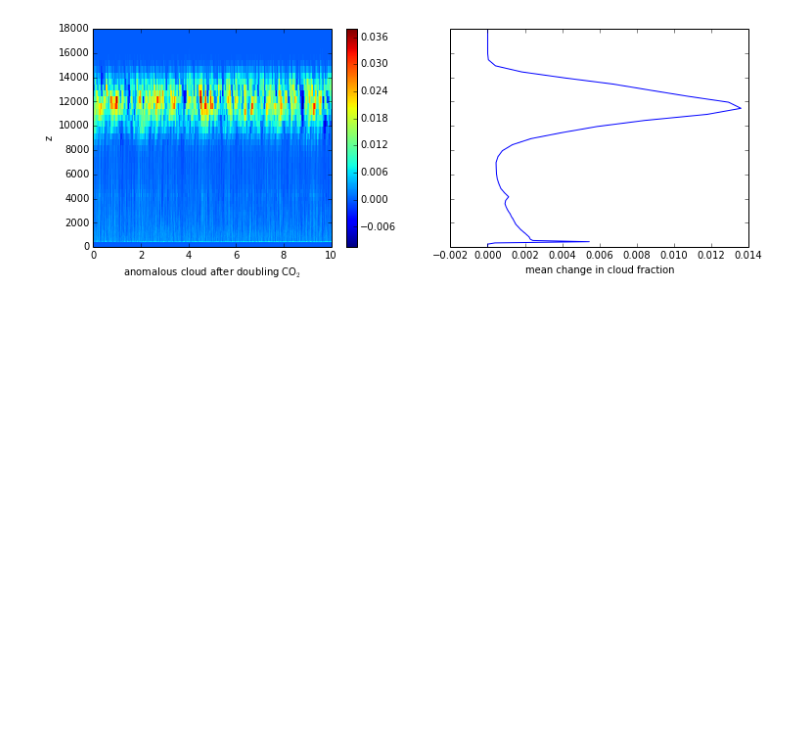
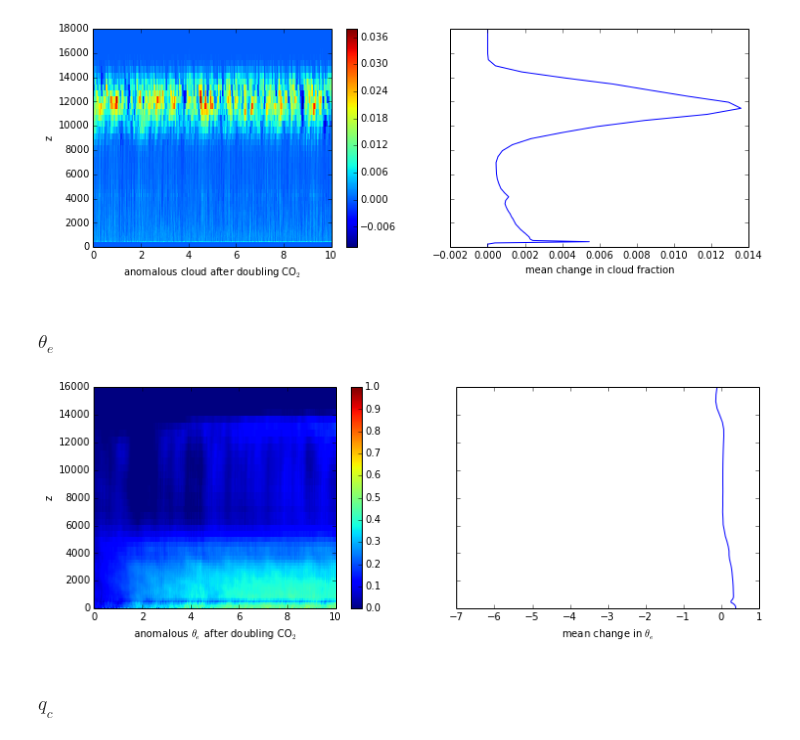
Before and after one commit to jedman/2xco2, a Jupyter notebook: exploration2xCO2.ipynb, the cells around one changed output. Cells and saved outputs as stored; diff of their text form; code cells hidden in the pictures; blank space fills up the shorter version.

Commit message:
calculated qc and theta_e

```diff
--- a/exploration2xCO2.ipynb
+++ b/exploration2xCO2.ipynb
@@ -56,7 +56,7 @@ for index, var in enumerate(variable_names_1d): # iterate through variables
 # %% [markdown]
 since we know the length of the time series, we can do the same for 2D variables now
 # %%
-variable_names_2d = ['cloud','Q','qv','p','tabs'] # extract full 2D time series from predoubling run for these variables
+variable_names_2d = ['cloud','Q','qv','p','tabs', 'thetae','qc'] # extract full 2D time series from predoubling run for these variables
 
 for index, var in enumerate(variable_names_2d): # iterate through variables
 
@@ -74,9 +74,9 @@ for index, var in enumerate(variable_names_2d): # iterate through variables
             chunk = range(max(chunk)+1, max(chunk)+len(tmp_time)+1)
             tmp_data[chunk,:] = tmp_var
     if (index == 0):
-        variables_2d = {var:tmp_data} # create the dictionary the variables
+        before.variables_2d = {var:tmp_data} # create the dictionary the variables
     else:
-        variables_2d.update({var:tmp_data}) # update dictionary with each new variable
+        before.variables_2d.update({var:tmp_data}) # update dictionary with each new variable
 # %% [markdown]
 ### temperature
 # %%
@@ -268,3 +268,27 @@ ax1.set_ylabel('z')
 fig.savefig('figures/cloudfraction_2xco2.png', bbox_inches = 0)
 # %% [output]
 [figure]
+# %% [markdown]
+### $\theta_e$
+# %%
+after.thetae = getvar('thetae',vstats_after)
+before.thetae = variables_2d['thetae']
+# %%
+climo = profile(before.thetae, tb = np.where(before.time>-80.)[0][0])# use only last 80 days of pre-doubling run
+after.thetae_anom = np.zeros(after.thetae.shape)
+for i in range(after.thetae.shape[0]):
+    after.thetae_anom[i,:] = after.thetae[i,:] - climo
+# %%
+fig, (ax1,ax2) = plt.subplots(1, 2, sharey =True, figsize = (12,4))
+im = ax1.pcolormesh(after.time, after.z, after.thetae_anom.transpose(), vmin = 0, vmax = 1)
+ax1.set_ylim(0,16000)
+fig.colorbar(im , ax = ax1)
+ax2.plot(profile(after.thetae)-profile(before.thetae, tb = np.where(before.time>-80.)[0][0]),before.z)
+ax2.set_xlabel('mean change in $\\theta_e$')
+ax1.set_xlabel('anomalous $\\theta_e$ after doubling CO$_2$')
+ax1.set_ylabel('z')
+fig.savefig('figures/thetae_2xco2.png', bbox_inches = 0)
+# %% [output]
+[figure, added]
+# %% [markdown]
+### $q_c$
```
Also changed, not shown: parts of 3 cells of this notebook.
